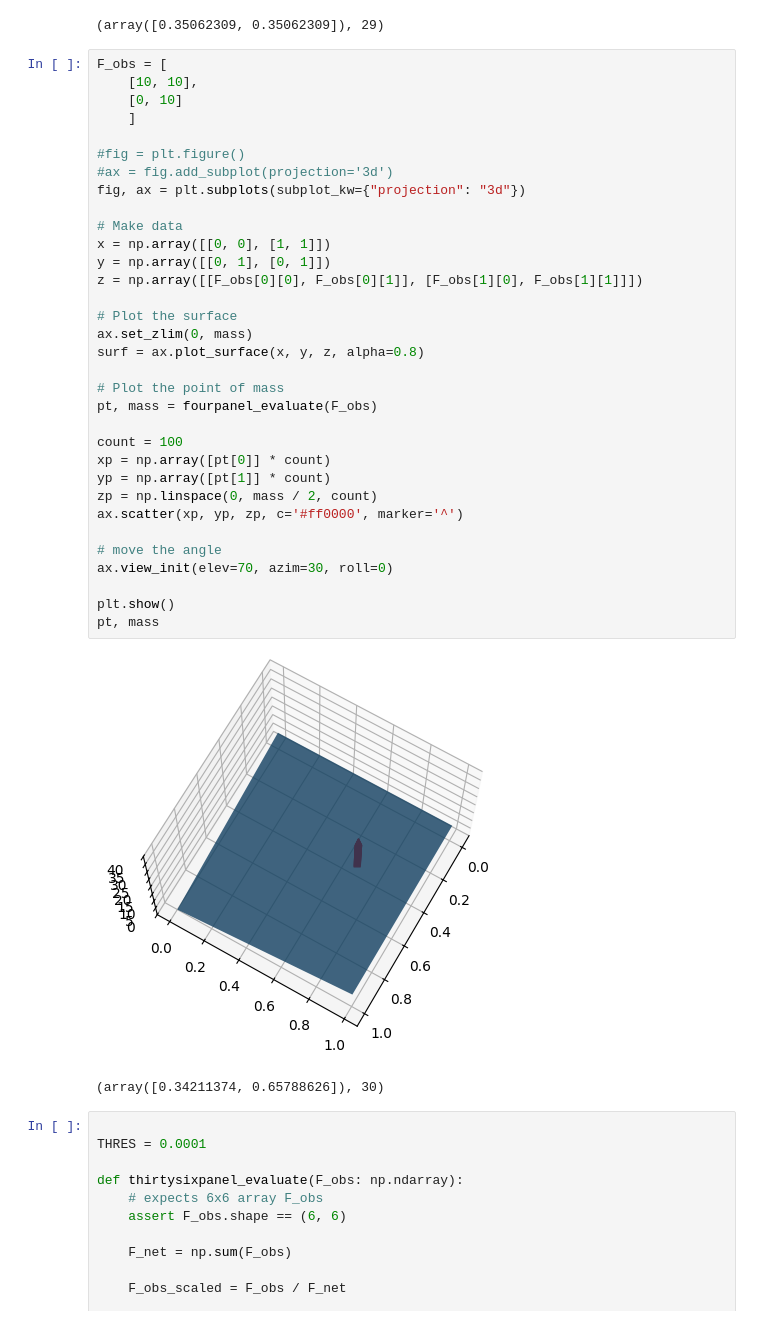
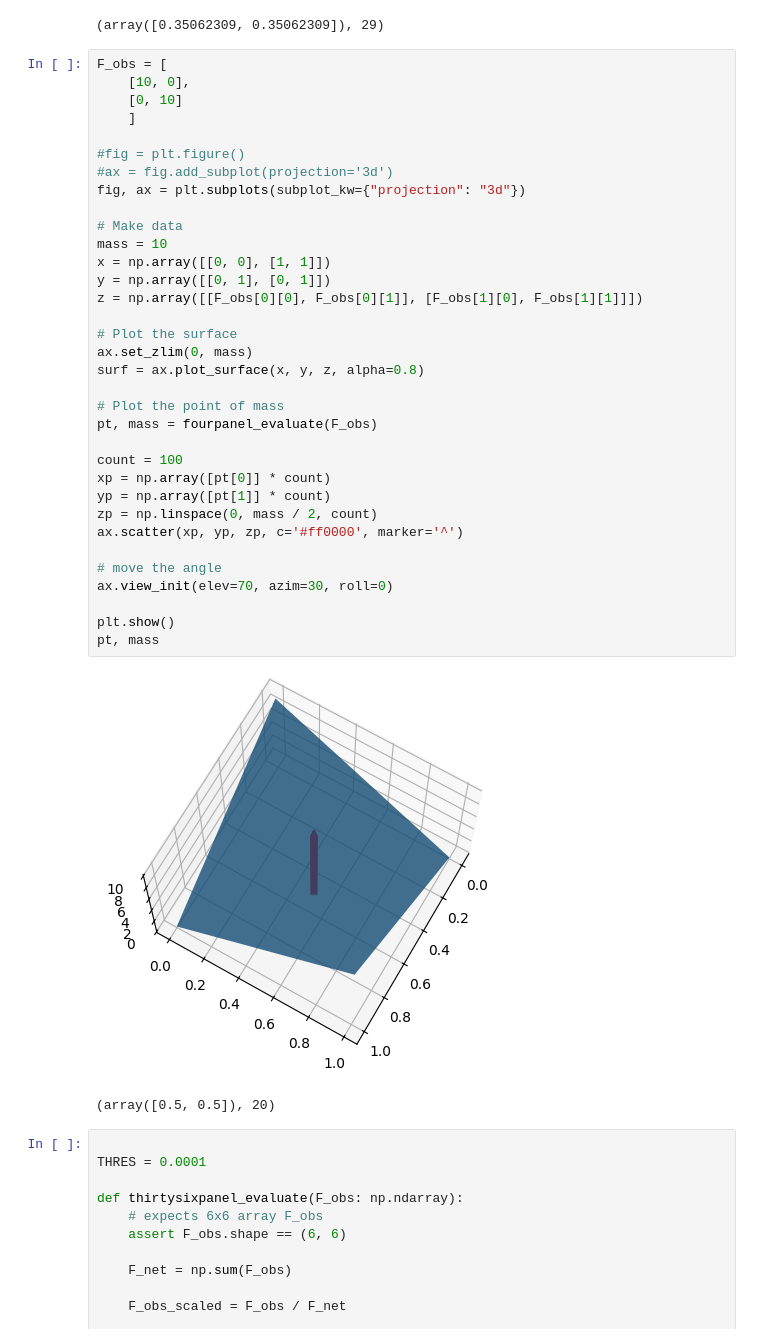
Before and after one commit to lutetjeff/ece395, a Jupyter notebook: physics-test-4-panel.ipynb, the cells around one changed output. Saved outputs shown, nothing was run; the diff lists cells and outputs as text.

```diff
--- a/physics-test-4-panel.ipynb
+++ b/physics-test-4-panel.ipynb
@@ -55,40 +55,41 @@ fourpanel_evaluate(F_obs)
 (array([0.35062309, 0.35062309]), 29)
 # %%
 F_obs = [
-    [10, 10],
+    [10, 0],
     [0, 10]
     ]
 
 #fig = plt.figure()
 #ax = fig.add_subplot(projection='3d')
 fig, ax = plt.subplots(subplot_kw={"projection": "3d"})
 
 # Make data
+mass = 10
 x = np.array([[0, 0], [1, 1]])
 y = np.array([[0, 1], [0, 1]])
 z = np.array([[F_obs[0][0], F_obs[0][1]], [F_obs[1][0], F_obs[1][1]]])
 
 # Plot the surface
 ax.set_zlim(0, mass)
 surf = ax.plot_surface(x, y, z, alpha=0.8)
 
 # Plot the point of mass
 pt, mass = fourpanel_evaluate(F_obs)
 
 count = 100
 xp = np.array([pt[0]] * count)
 yp = np.array([pt[1]] * count)
 zp = np.linspace(0, mass / 2, count)
 ax.scatter(xp, yp, zp, c='#ff0000', marker='^')
 
 # move the angle
 ax.view_init(elev=70, azim=30, roll=0)
 
 plt.show()
 pt, mass
 # %% [output]
-[figure, old version]
+[figure, new version]
-(array([0.34211374, 0.65788626]), 30)
+(array([0.5, 0.5]), 20)
 # %%
 
 THRES = 0.0001
```
Also changed, not shown: parts of 1 cell of this notebook, 50 other files.
